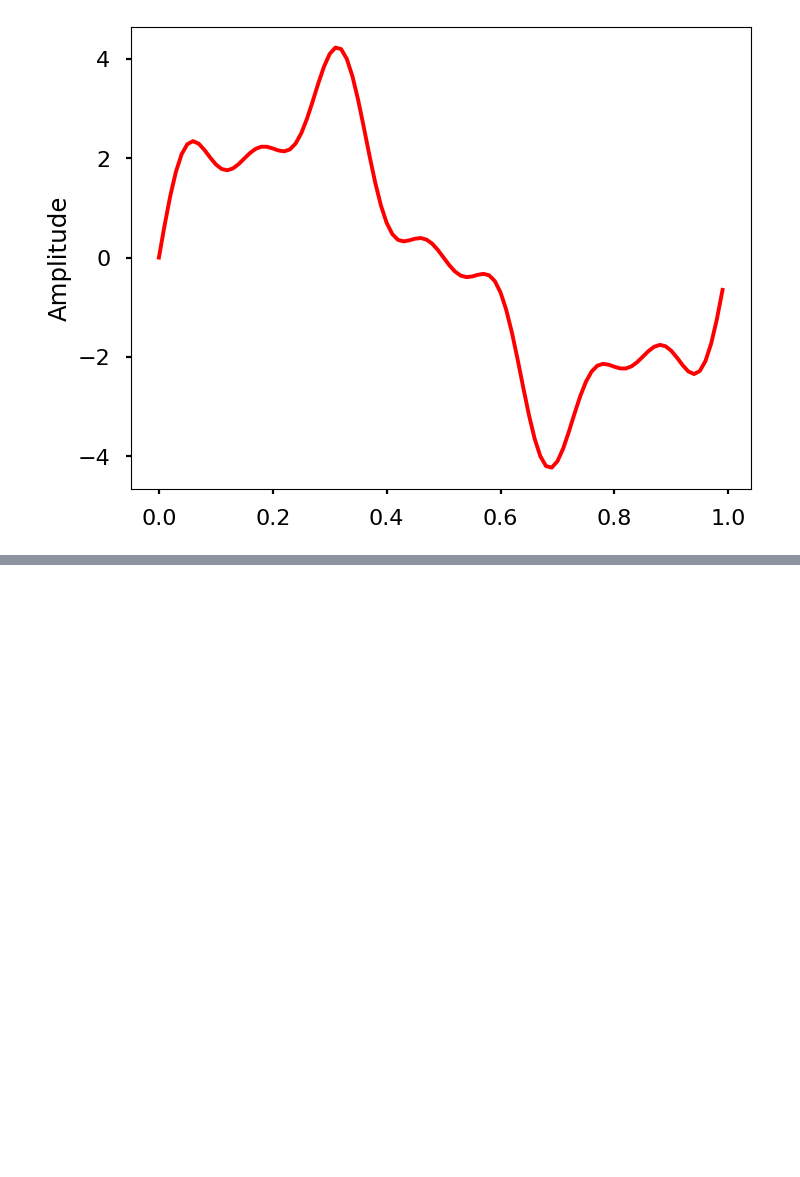
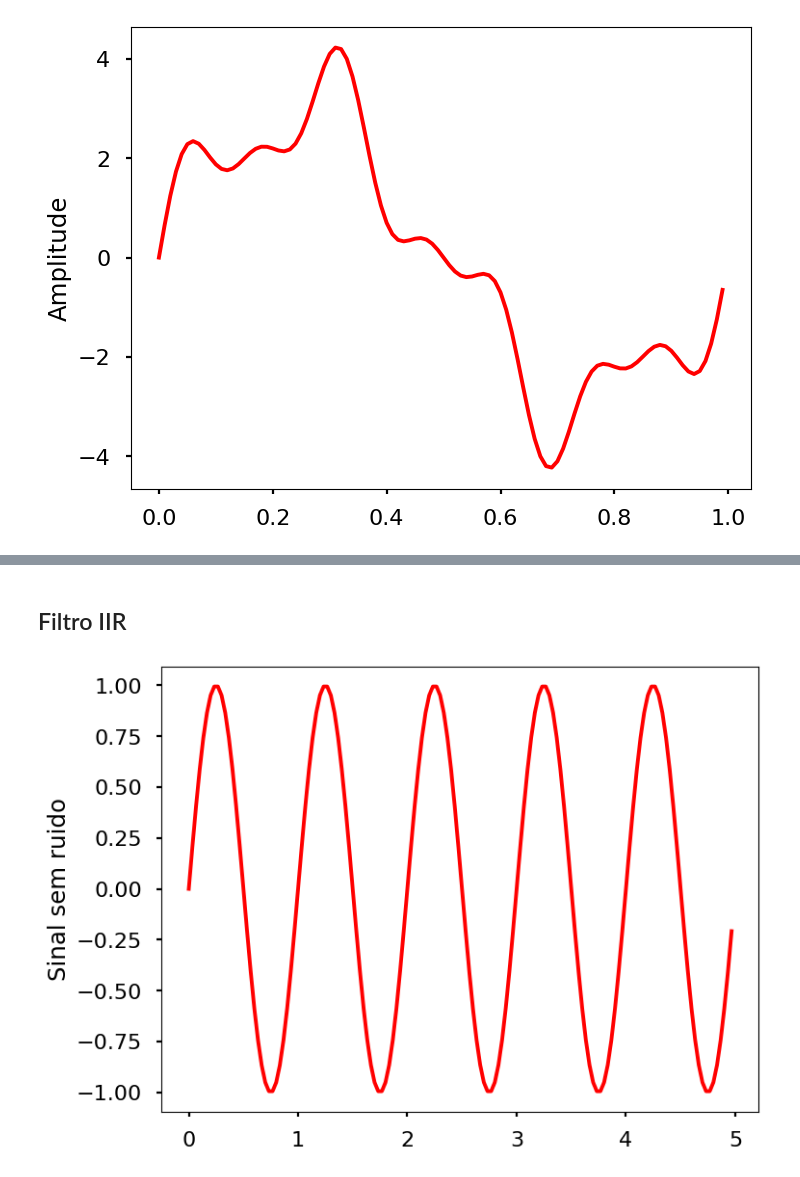
Before and after one commit to arthur-mts/pds, a Jupyter notebook: capitulo_5.ipynb, the cells around one changed output, grey strips where cells are left out. Saved outputs shown, nothing was run; the diff lists cells and outputs as text; code cells hidden in the pictures; blank space fills up the shorter version.

```diff
--- a/capitulo_5.ipynb
+++ b/capitulo_5.ipynb
@@ -65,0 +81,17 @@ plt.show()
+# %% [markdown]
+## Filtro IIR
+# %%
+np.random.seed(42)
+fs = 30  # Frequencia de 30hz
+ts = np.arange(0, 5, 1.0 / fs)  # time vector - 5 seconds
+ys = np.sin(2*np.pi * 1.0 * ts)  # sinal sem ruido
+yerr = 0.5 * np.random.normal(size=len(ts))  # sinal com ruido
+yraw = ys + yerr
+# %%
+plt.figure(figsize = (8, 6))
+plt.plot(ts, ys, 'r')
+plt.ylabel('Sinal sem ruido')
+
+plt.show()
+# %% [output]
+[figure, added]
```
Also changed, not shown: parts of 8 cells of this notebook, 2 other files.
